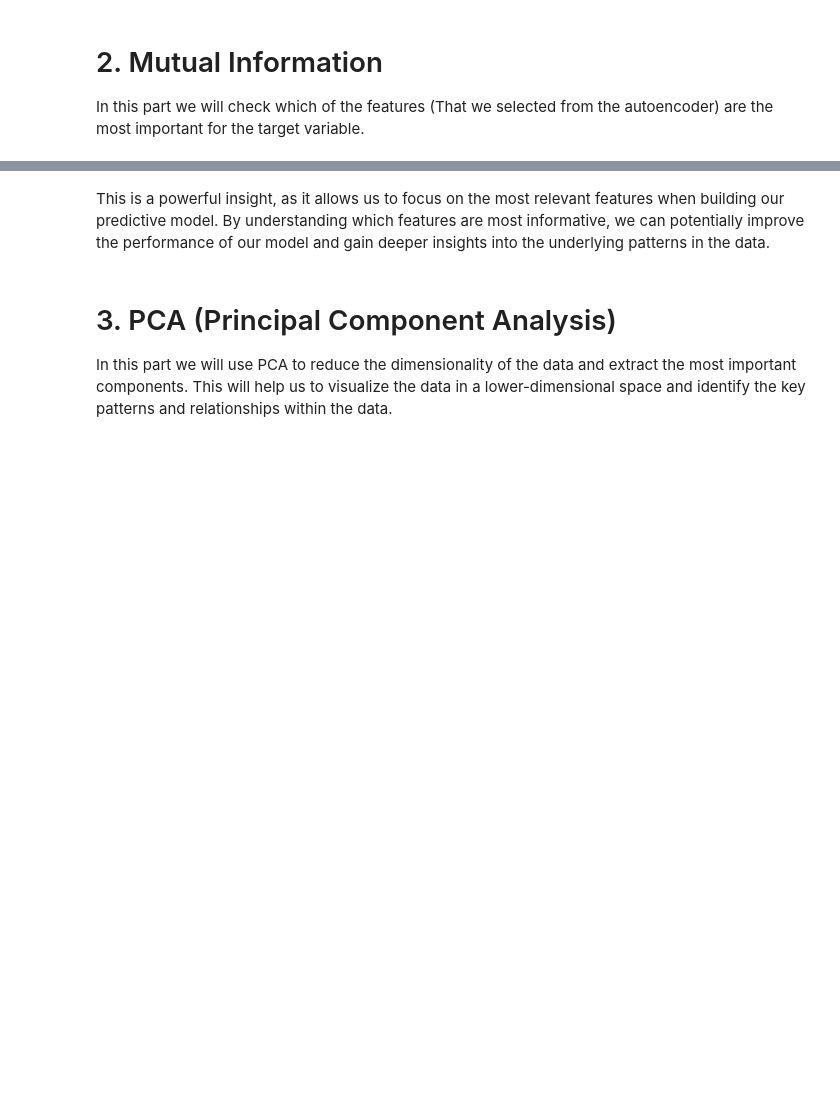
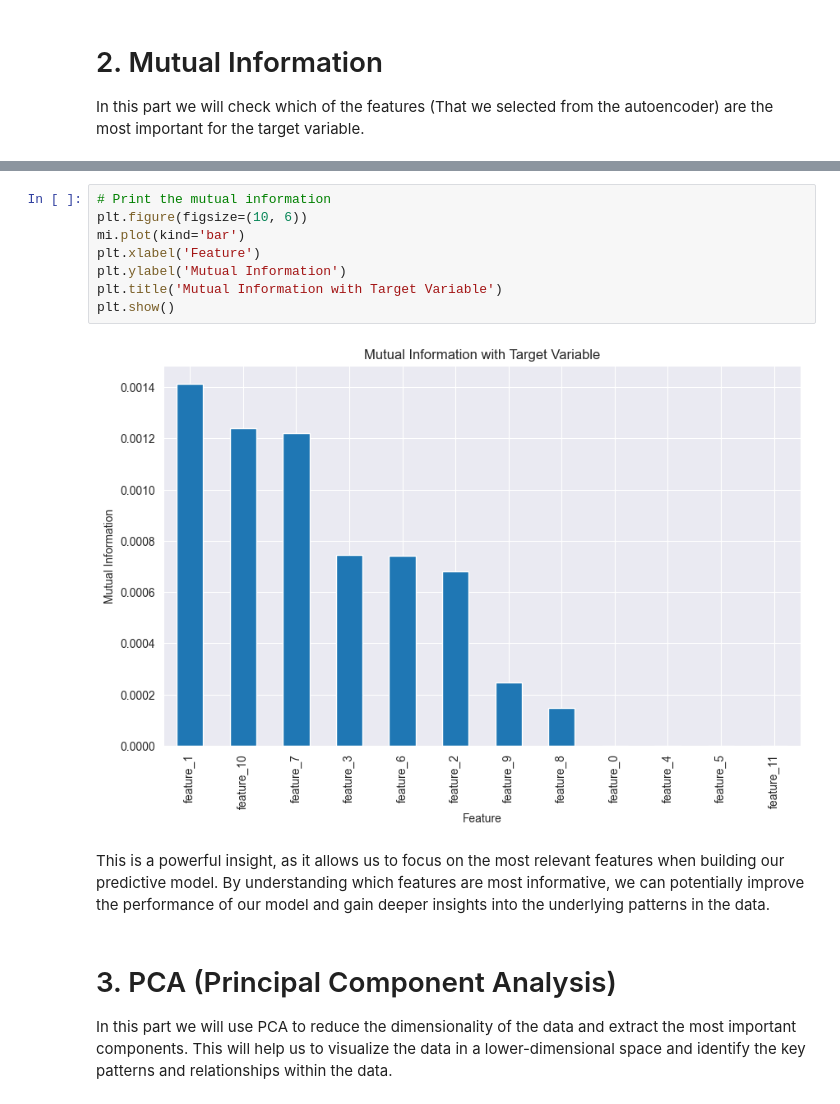
Before and after one commit to tcivie/machineLearningWorkshop, a Jupyter notebook: notebooks/PreprocessingTheData-AnotherWay.ipynb, the cells around one changed output, grey strips where cells are left out. Drawn from its saved outputs; the diff is of its cells as text; blank space fills up the shorter version.

```diff
--- a/notebooks/PreprocessingTheData-AnotherWay.ipynb
+++ b/notebooks/PreprocessingTheData-AnotherWay.ipynb
@@ -319,4 +319,14 @@ feature_10    0.000000
 dtype: float64
+# %%
+# Print the mutual information
+plt.figure(figsize=(10, 6))
+mi.plot(kind='bar')
+plt.xlabel('Feature')
+plt.ylabel('Mutual Information')
+plt.title('Mutual Information with Target Variable')
+plt.show()
+# %% [output]
+[figure, added]
 # %% [markdown]
 This is a powerful insight, as it allows us to focus on the most relevant features when building our predictive model. By understanding which features are most informative, we can potentially improve the performance of our model and gain deeper insights into the underlying patterns in the data.
 # %% [markdown]
```
Also changed, not shown: parts of 8 cells of this notebook.
